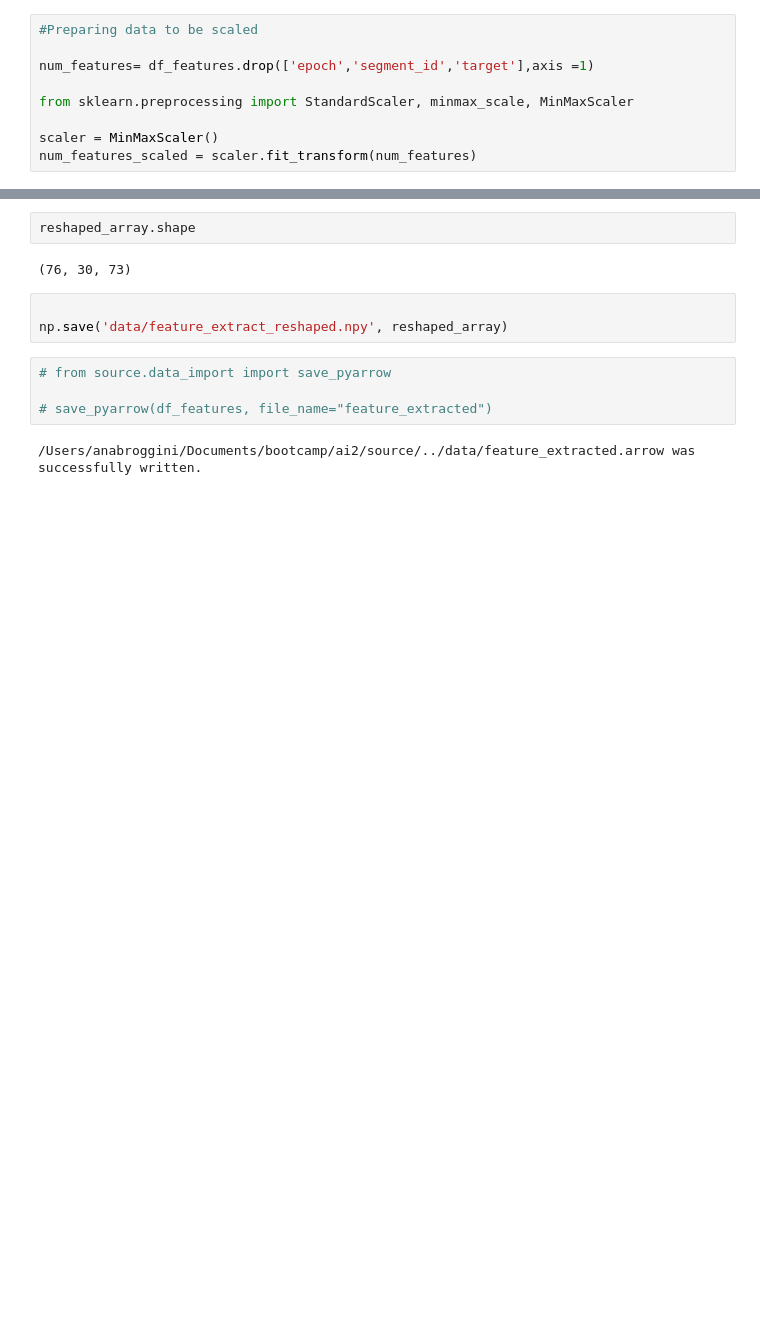
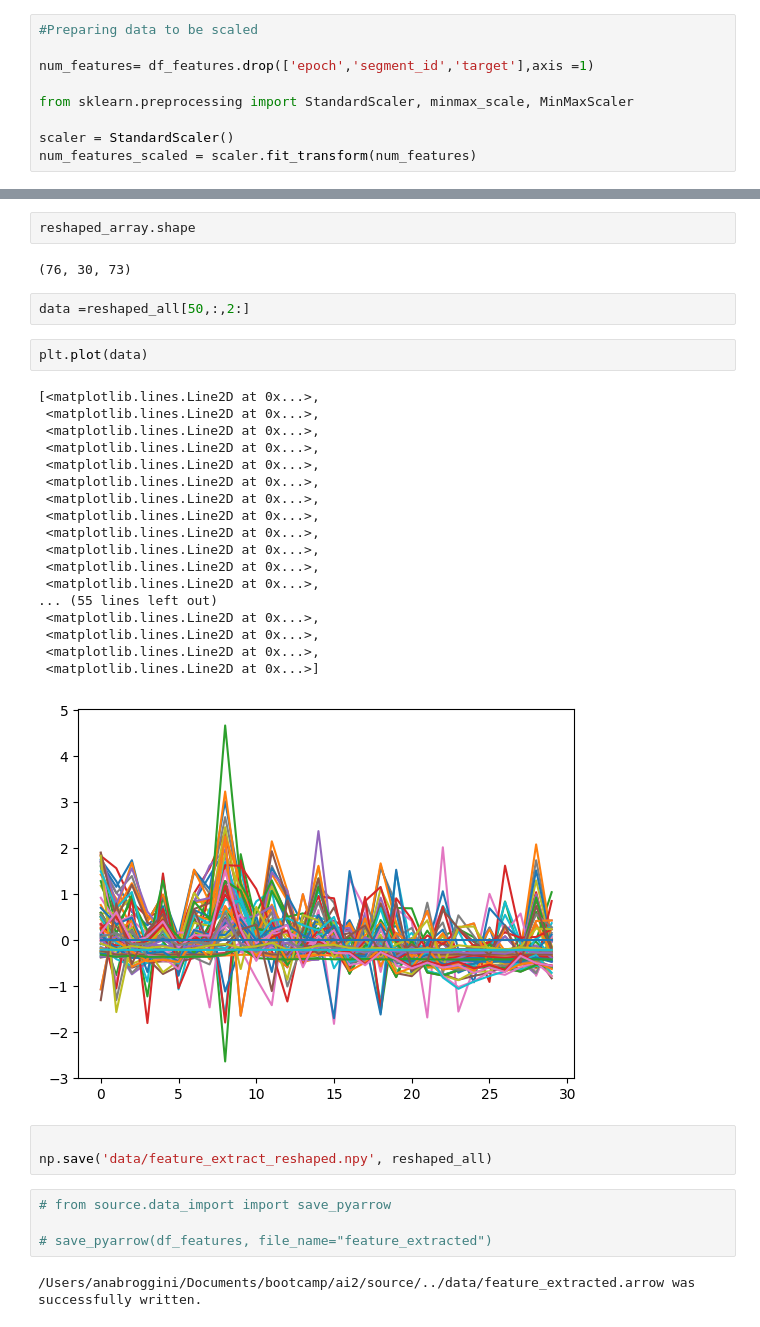
Before and after one commit to anacbroggini/AI-SeizureDetection, a Jupyter notebook: 04_Feature_Extraction_RNN.ipynb, the cells around one changed output, grey strips where cells are left out. Saved outputs shown, nothing was run; the diff lists cells and outputs as text; blank space fills up the shorter version.

Commit message:
feature extraction rnn

```diff
--- a/04_Feature_Extraction_RNN.ipynb
+++ b/04_Feature_Extraction_RNN.ipynb
@@ -94,7 +95,7 @@ num_features= df_features.drop(['epoch','segment_id','target'],axis =1)
 
 from sklearn.preprocessing import StandardScaler, minmax_scale, MinMaxScaler
 
-scaler = MinMaxScaler()
+scaler = StandardScaler()
 num_features_scaled = scaler.fit_transform(num_features)
 # %%
 original_array =np.array(df_features)
@@ -134,9 +144,32 @@ for epoch in range(num_epochs):
 reshaped_array.shape
 # %% [output]
 (76, 30, 73)
+# %%
+data =reshaped_all[50,:,2:]
+# %%
+plt.plot(data)
+# %% [output]
+[<matplotlib.lines.Line2D at 0x...>,
+ <matplotlib.lines.Line2D at 0x...>,
+ <matplotlib.lines.Line2D at 0x...>,
+ <matplotlib.lines.Line2D at 0x...>,
+ <matplotlib.lines.Line2D at 0x...>,
+ <matplotlib.lines.Line2D at 0x...>,
+ <matplotlib.lines.Line2D at 0x...>,
+ <matplotlib.lines.Line2D at 0x...>,
+ <matplotlib.lines.Line2D at 0x...>,
+ <matplotlib.lines.Line2D at 0x...>,
+ <matplotlib.lines.Line2D at 0x...>,
+ <matplotlib.lines.Line2D at 0x...>,
+... (55 lines left out)
+ <matplotlib.lines.Line2D at 0x...>,
+ <matplotlib.lines.Line2D at 0x...>,
+ <matplotlib.lines.Line2D at 0x...>,
+ <matplotlib.lines.Line2D at 0x...>]
+[figure, added]
 # %%
 
-np.save('data/feature_extract_reshaped.npy', reshaped_array)
+np.save('data/feature_extract_reshaped.npy', reshaped_all)
 # %%
 # from source.data_import import save_pyarrow
 
```
Also changed, not shown: parts of 4 cells of this notebook.
